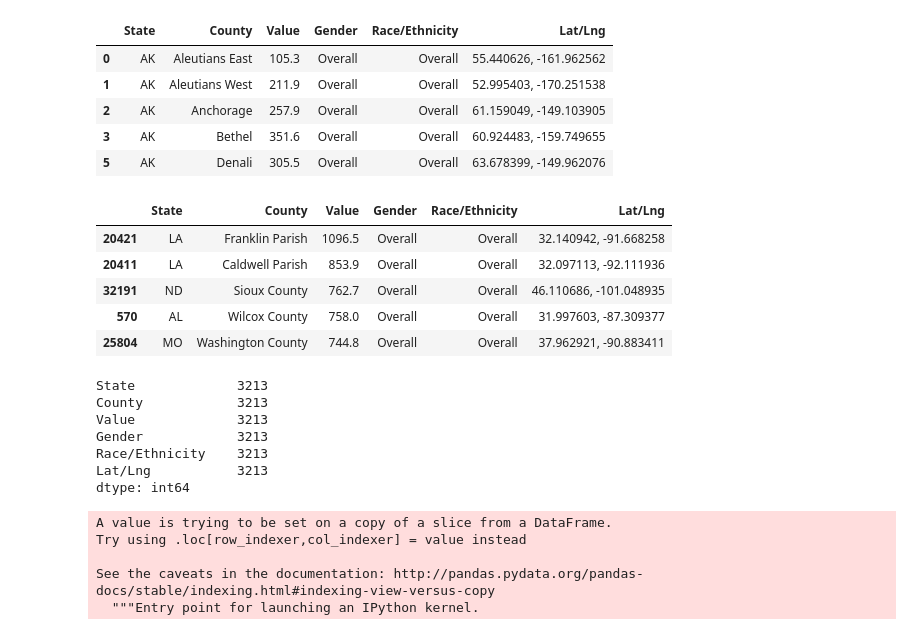
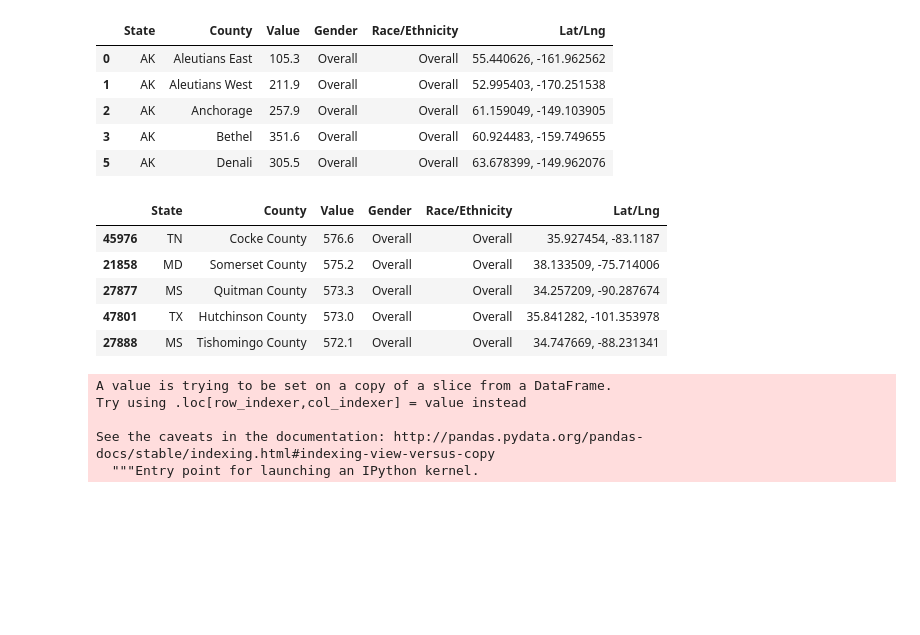
Before and after one commit to petersmyers/Project1, a Jupyter notebook: Clean_Data.ipynb, the cells around one changed output. Cells and saved outputs as stored; diff of their text form; code cells hidden in the pictures; blank space fills up the shorter version.

```diff
--- a/Clean_Data.ipynb
+++ b/Clean_Data.ipynb
@@ -18,6 +20,9 @@ df = df.rename(columns={"LocationAbbr": "State", "LocationDesc": "County", "Data
 # Dropping Rows that are empty
 df = df.dropna(how='any')
 
+# Adding df1 for Google API Purpose, copy of df
+df1 = df
+
 # Getting 10% of dataframe
 a = len(df)
 rows = .1 *a
@@ -297,7 +323,7 @@ census_pd.head()
 census_pd.to_csv("cleanedCensus.csv")
 # %%
 # Creating DataFrame with correct google Lat/Lat format
-google_Latlng = df
+google_Latlng = df1
 split = google_Latlng["LatLng"].str.split("(", n = 1, expand = True)
 split = split[1].str.split(")", n = 1, expand = True)
 google_Latlng["Lat/Lng"]= split[0]
@@ -319,25 +345,18 @@ google_Latlng = google_Latlng.loc[google_Latlng['Race/Ethnicity'] == "Overall"]
 google_Latlng = google_Latlng.sort_values(['Value'],ascending=False)
 
 #google_Latlng.head()
-# %% [output]
-|  | State | County | Value | Gender | Race/Ethnicity | Lat/Lng |
-| 20421 | LA | Franklin Parish | 1096.5 | Overall | Overall | 32.140942, -91.668258 |
-| 20411 | LA | Caldwell Parish | 853.9 | Overall | Overall | 32.097113, -92.111936 |
-| 32191 | ND | Sioux County | 762.7 | Overall | Overall | 46.110686, -101.048935 |
-| 570 | AL | Wilcox County | 758.0 | Overall | Overall | 31.997603, -87.309377 |
-| 25804 | MO | Washington County | 744.8 | Overall | Overall | 37.962921, -90.883411 |
 # %%
 # Top 10
 google_top10 = google_Latlng.iloc[range(0,round(rows)),]
 
 #Bottom 10
-google_bottom10= county.iloc[range(len(county)- round(rows), len(county))]
+google_bottom10= google_Latlng.iloc[range(len(google_Latlng)- round(rows), len(google_Latlng))]
+google_bottom10.head()
 # %% [output]
-State             3213
-County            3213
-Value             3213
-Gender            3213
-Race/Ethnicity    3213
-Lat/Lng           3213
-dtype: int64
+|  | State | County | Value | Gender | Race/Ethnicity | Lat/Lng |
+| 45976 | TN | Cocke County | 576.6 | Overall | Overall | 35.927454, -83.1187 |
+| 21858 | MD | Somerset County | 575.2 | Overall | Overall | 38.133509, -75.714006 |
+| 27877 | MS | Quitman County | 573.3 | Overall | Overall | 34.257209, -90.287674 |
+| 47801 | TX | Hutchinson County | 573.0 | Overall | Overall | 35.841282, -101.353978 |
+| 27888 | MS | Tishomingo County | 572.1 | Overall | Overall | 34.747669, -88.231341 |
 # %%
```
Also changed, not shown: parts of 8 cells of this notebook, 1 other file.
